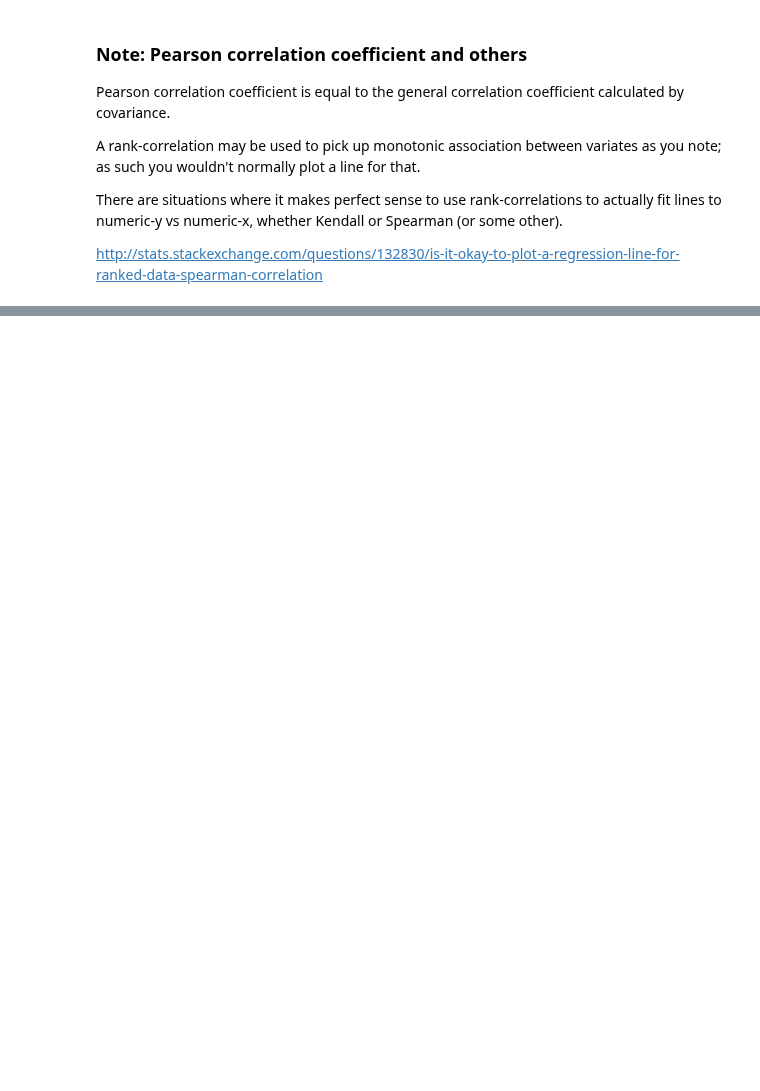
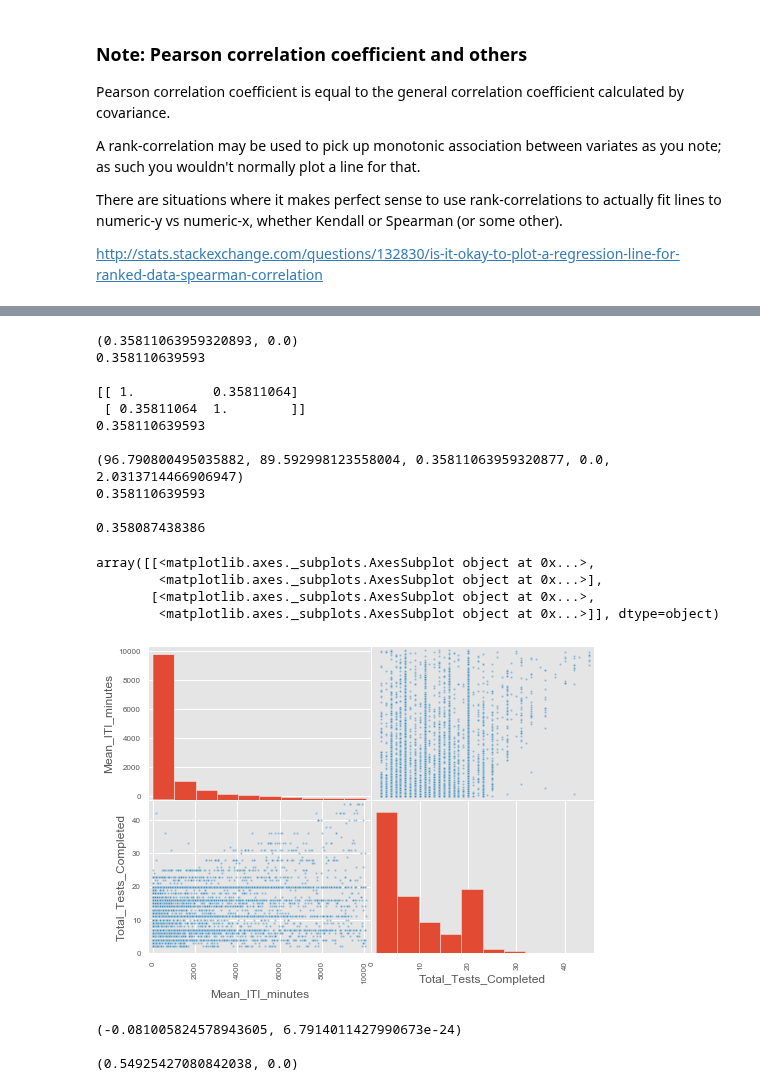
Before and after one commit to arfu2016/dog_id, a Jupyter notebook: 1p4ETL_SQL.ipynb, the cells around one changed output, grey strips where cells are left out. Drawn from its saved outputs; the diff is of its cells as text; code cells hidden in the pictures; blank space fills up the shorter version.

Commit message:
Statistical test for 1p4ETL_SQL.

```diff
--- a/1p4ETL_SQL.ipynb
+++ b/1p4ETL_SQL.ipynb
@@ -539,0 +620,66 @@ http://stats.stackexchange.com/questions/132830/is-it-okay-to-plot-a-regression-
+# %%
+from scipy.stats.stats import pearsonr
+# print pearsonr(ttc_db['Total_Tests_Completed'],ttc_db['Mean_ITI_minutes'])
+X = ttc_db[['Total_Tests_Completed', 'Mean_ITI_minutes']].dropna(axis=0)
+print pearsonr(X['Total_Tests_Completed'],X['Mean_ITI_minutes'])
+# (Pearson's correlation coefficient, 2-tailed p-value)
+print pearsonr(X['Total_Tests_Completed'],X['Mean_ITI_minutes'])[0]
+print
+
+print np.corrcoef(X['Total_Tests_Completed'],X['Mean_ITI_minutes'])
+print np.corrcoef(X['Total_Tests_Completed'],X['Mean_ITI_minutes'])[0,1]
+print
+
+from scipy.stats import linregress
+print linregress(X['Total_Tests_Completed'],X['Mean_ITI_minutes'])
+print linregress(X['Total_Tests_Completed'],X['Mean_ITI_minutes'])[2]
+print
+# slope : slope of the regression line
+# intercept : intercept of the regression line
+# r-value : correlation coefficient
+# p-value : two-sided p-value for a hypothesis test whose null hypothesis is
+# that the slope is zero
+# stderr : Standard error of the estimate (slope?)
+
+def corr(data1, data2):
+    "data1 & data2 should be numpy arrays."
+    mean1 = data1.mean()
+    mean2 = data2.mean()
+    std1 = data1.std()
+    std2 = data2.std()
+    corr = ((data1*data2).mean()-mean1*mean2)/(std1*std2)
+    return corr
+
+print corr(X['Total_Tests_Completed'],X['Mean_ITI_minutes'])
+print
+
+plotting.scatter_matrix(ttc_db[['Mean_ITI_minutes', 'Total_Tests_Completed']])
+# %% [output]
+(0.35811063959320893, 0.0)
+0.358110639593
+
+[[ 1.          0.35811064]
+ [ 0.35811064  1.        ]]
+0.358110639593
+
+(96.790800495035882, 89.592998123558004, 0.35811063959320877, 0.0, 2.0313714466906947)
+0.358110639593
+
+0.358087438386
+array([[<matplotlib.axes._subplots.AxesSubplot object at 0x...>,
+        <matplotlib.axes._subplots.AxesSubplot object at 0x...>],
+       [<matplotlib.axes._subplots.AxesSubplot object at 0x...>,
+        <matplotlib.axes._subplots.AxesSubplot object at 0x...>]], dtype=object)
+[figure, added]
+# %%
+X1 = ttc_db[['Total_Tests_Completed', 'Median_ITI_minutes']].dropna(axis=0)
+print pearsonr(X1['Total_Tests_Completed'],X1['Median_ITI_minutes'])
+print
+
+X2 = ttc_db[['Total_Tests_Completed', \
+             'Time_diff_between_first_and_last_game_minutes']].dropna(axis=0)
+print pearsonr(X2['Total_Tests_Completed'],X2['Time_diff_between_first_and_last_game_minutes'])
+# %% [output]
+(-0.081005824578943605, 6.7914011427990673e-24)
+
+(0.54925427080842038, 0.0)
```
Also changed, not shown: parts of 17 cells of this notebook.
